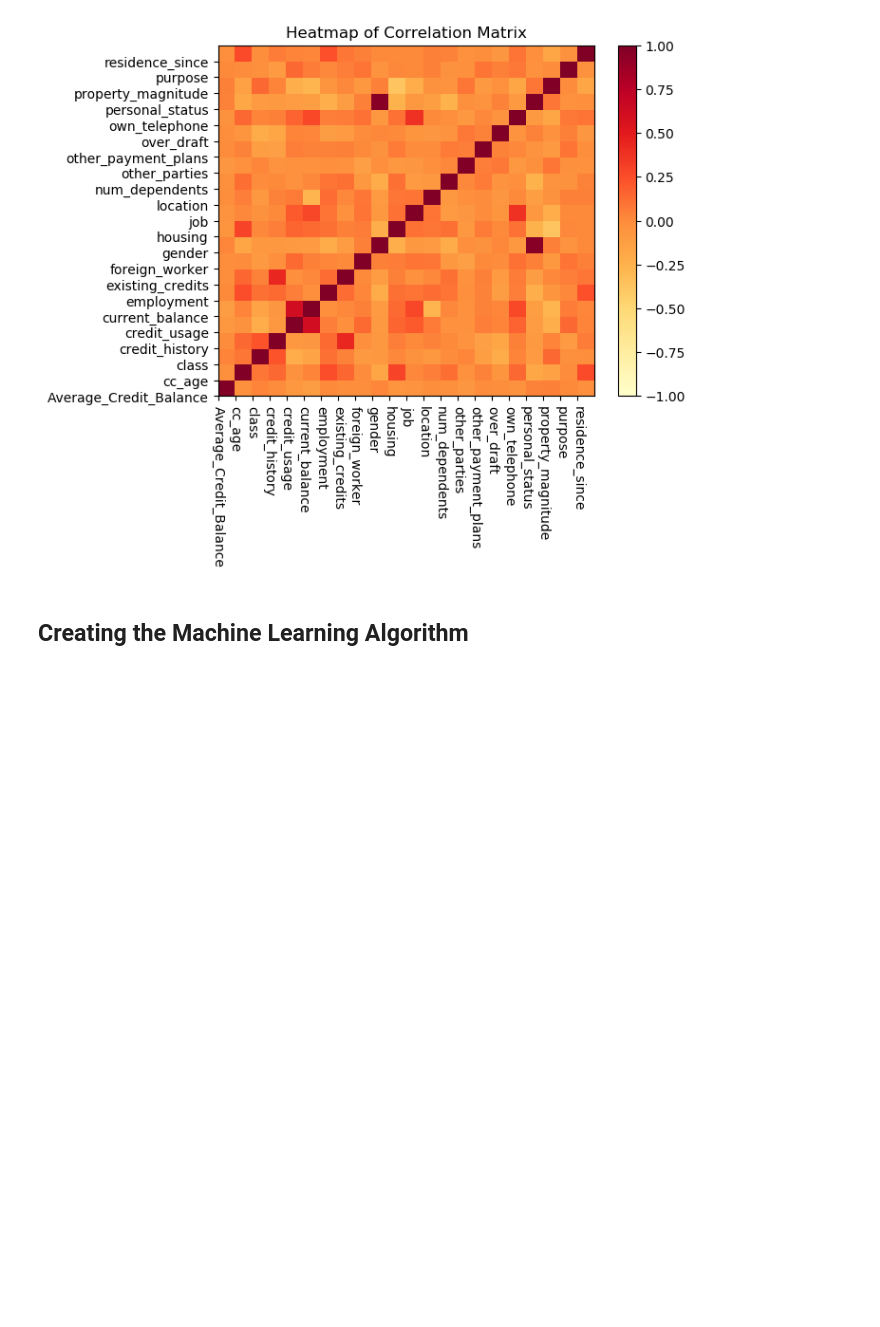
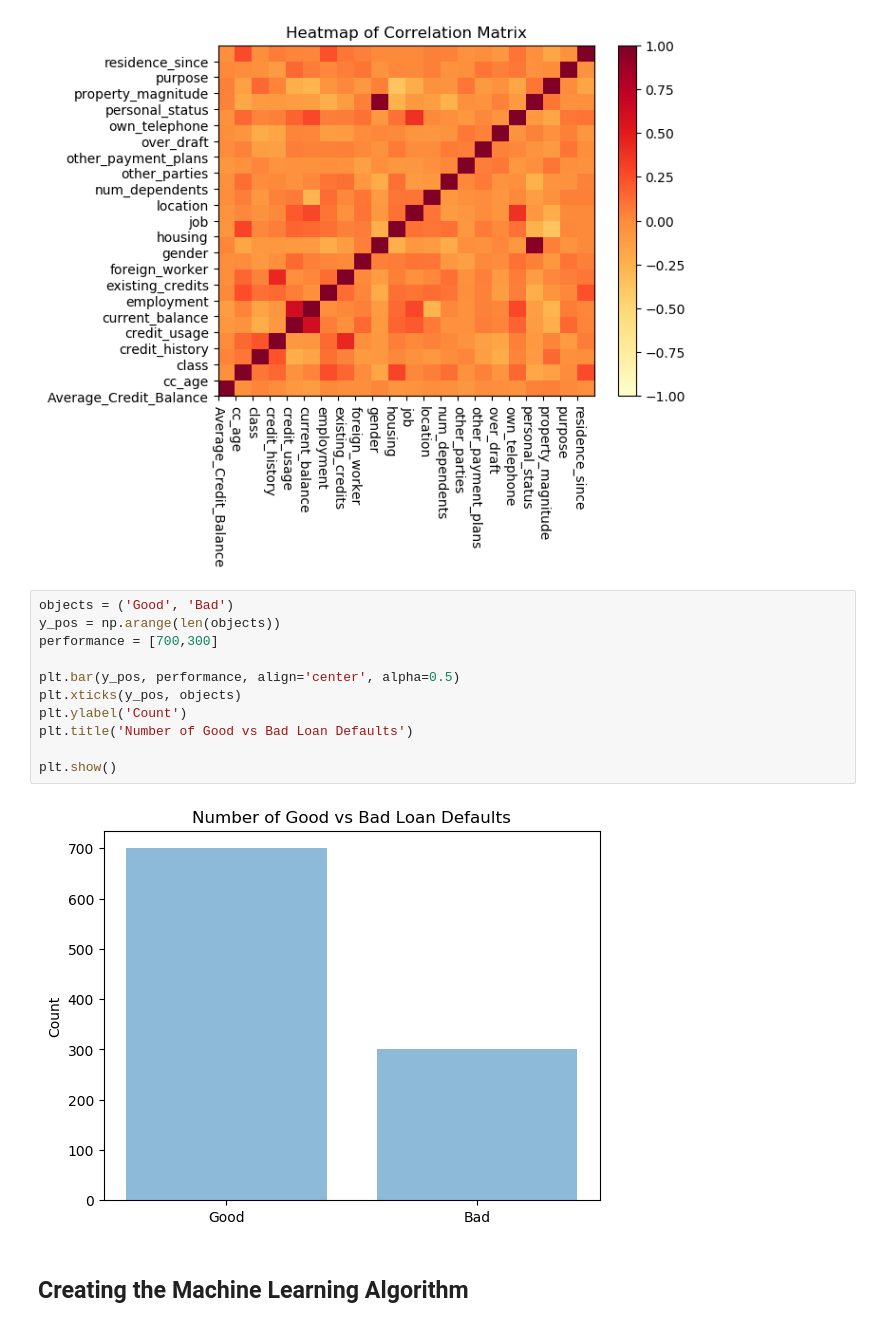
Before and after one commit to hanmaegeo/2019-datascience-project, a Jupyter notebook: Predicting Loan Defaults.ipynb, the cells around one changed output. Drawn from its saved outputs; the diff is of its cells as text; blank space fills up the shorter version.

```diff
--- a/Predicting Loan Defaults.ipynb
+++ b/Predicting Loan Defaults.ipynb
@@ -377,6 +379,19 @@ plt.title("Heatmap of Correlation Matrix")
 # %% [output]
 Text(0.5, 1.0, 'Heatmap of Correlation Matrix')
 [figure]
+# %%
+objects = ('Good', 'Bad')
+y_pos = np.arange(len(objects))
+performance = [700,300]
+
+plt.bar(y_pos, performance, align='center', alpha=0.5)
+plt.xticks(y_pos, objects)
+plt.ylabel('Count')
+plt.title('Number of Good vs Bad Loan Defaults')
+
+plt.show()
+# %% [output]
+[figure, added]
 # %% [markdown]
 ## Creating the Machine Learning Algorithm
 # %%
```
Also changed, not shown: parts of 18 cells of this notebook.
